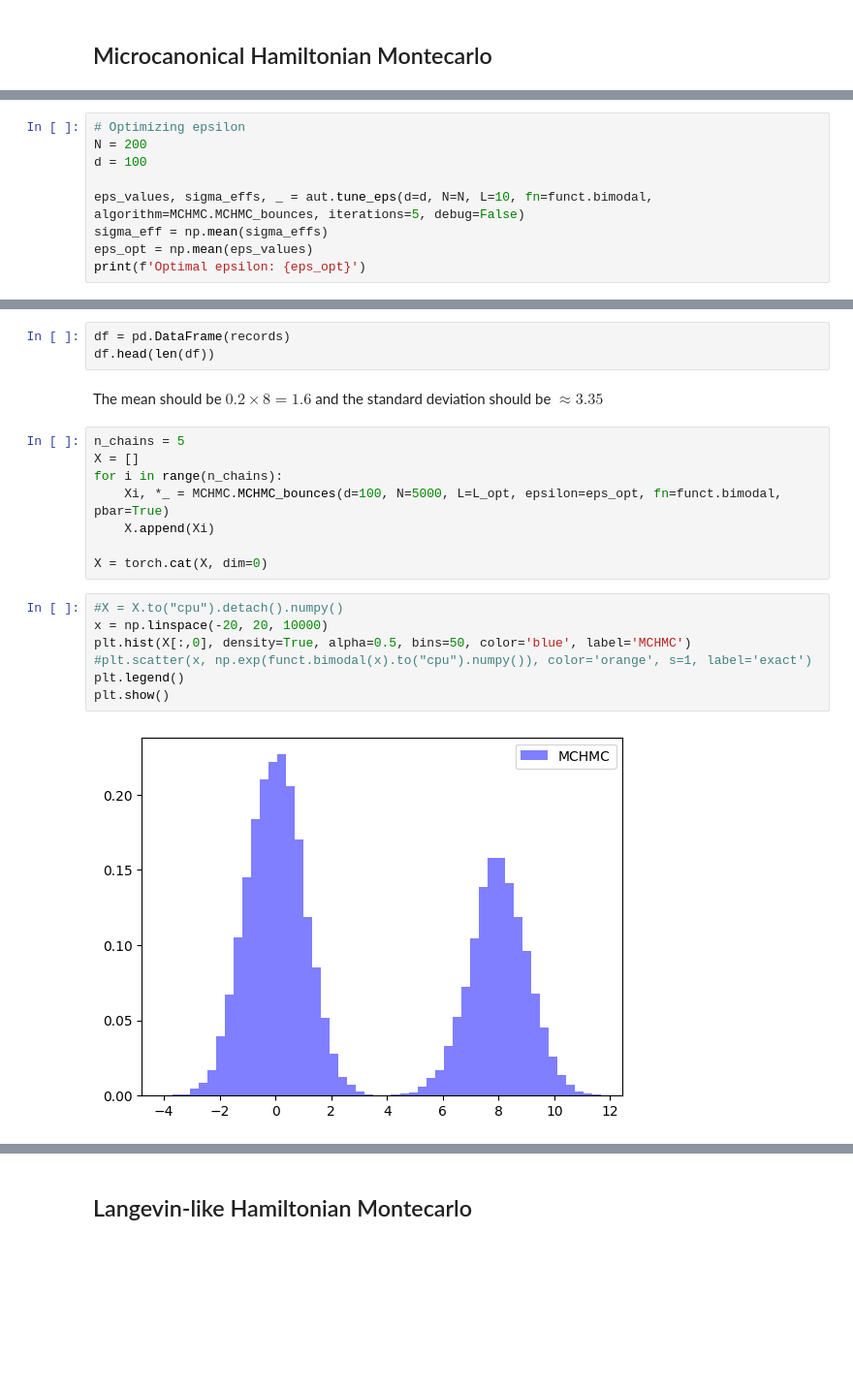
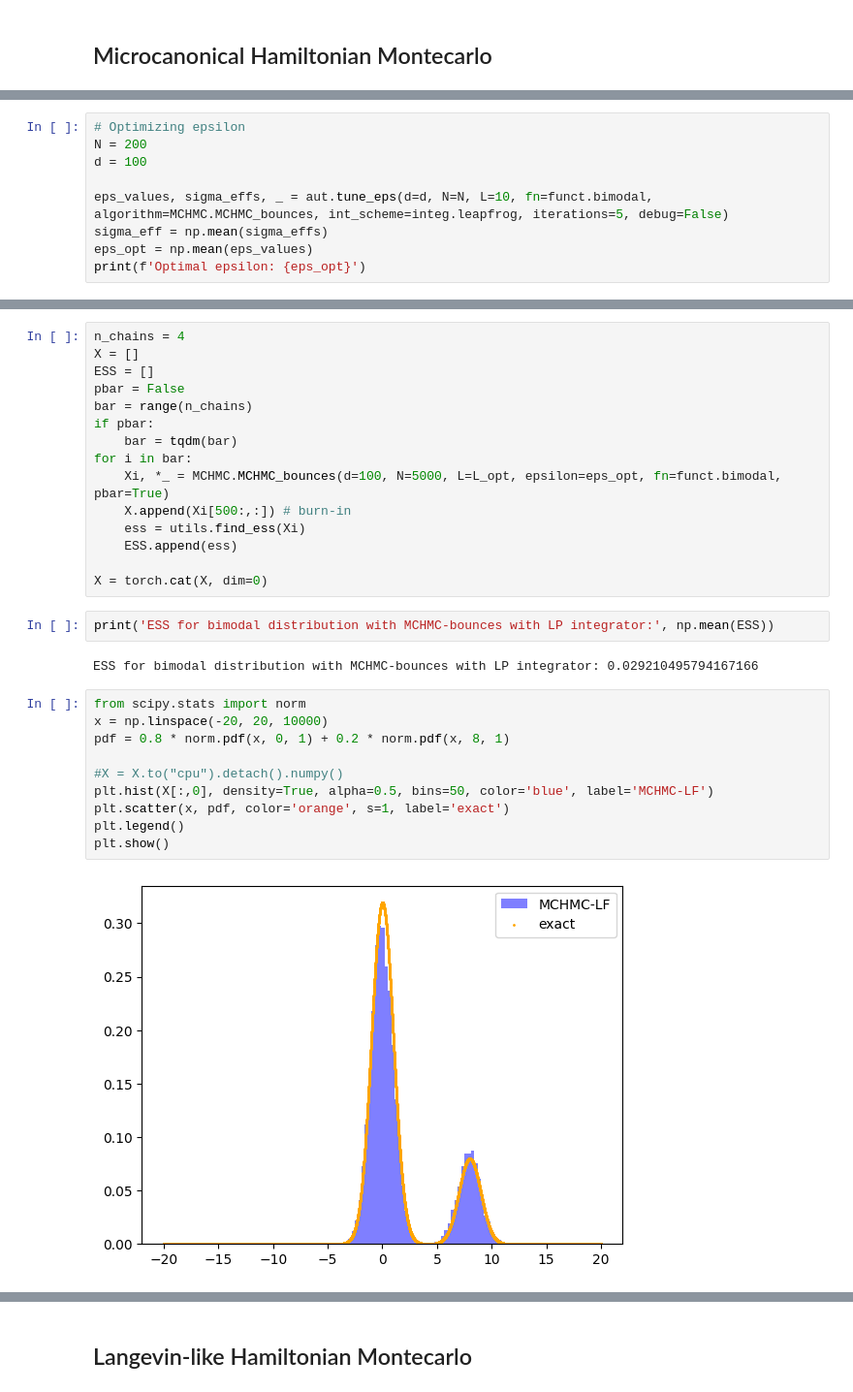
Before and after one commit to GiancarloSaran/MCHMC, a Jupyter notebook: main.ipynb, the cells around one changed output, grey strips where cells are left out. Shown at 97% size. Drawn from its saved outputs; the diff is of its cells as text; blank space fills up the shorter version.

```diff
--- a/main.ipynb
+++ b/main.ipynb
@@ -75,7 +43,7 @@ plt.show()
 N = 200
 d = 100
 
-eps_values, sigma_effs, _ = aut.tune_eps(d=d, N=N, L=10, fn=funct.bimodal, algorithm=MCHMC.MCHMC_bounces, iterations=5, debug=False)
+eps_values, sigma_effs, _ = aut.tune_eps(d=d, N=N, L=10, fn=funct.bimodal, algorithm=MCHMC.MCHMC_bounces, int_scheme=integ.leapfrog, iterations=5, debug=False)
 sigma_eff = np.mean(sigma_effs)
 eps_opt = np.mean(eps_values)
 print(f'Optimal epsilon: {eps_opt}')
@@ -134,22 +61,31 @@ plt.show()
-# %%
-df = pd.DataFrame(records)
-df.head(len(df))
-# %% [markdown]
-The mean should be $0.2\times 8 = 1.6$ and the standard deviation should be $\approx 3.35$
 # %%
-n_chains = 5
+n_chains = 4
 X = []
-for i in range(n_chains):
+ESS = []
+pbar = False
+bar = range(n_chains)
+if pbar:
+    bar = tqdm(bar)
+for i in bar:
     Xi, *_ = MCHMC.MCHMC_bounces(d=100, N=5000, L=L_opt, epsilon=eps_opt, fn=funct.bimodal, pbar=True)
-    X.append(Xi)
+    X.append(Xi[500:,:]) # burn-in
+    ess = utils.find_ess(Xi)
+    ESS.append(ess)
 
 X = torch.cat(X, dim=0)
+# %%
+print('ESS for bimodal distribution with MCHMC-bounces with LP integrator:', np.mean(ESS))
+# %% [output]
+ESS for bimodal distribution with MCHMC-bounces with LP integrator: 0.029210495794167166
 # %%
+from scipy.stats import norm
+x = np.linspace(-20, 20, 10000)
+pdf = 0.8 * norm.pdf(x, 0, 1) + 0.2 * norm.pdf(x, 8, 1)
+
 #X = X.to("cpu").detach().numpy()
-x = np.linspace(-20, 20, 10000)
-plt.hist(X[:,0], density=True, alpha=0.5, bins=50, color='blue', label='MCHMC')
-#plt.scatter(x, np.exp(funct.bimodal(x).to("cpu").numpy()), color='orange', s=1, label='exact')
+plt.hist(X[:,0], density=True, alpha=0.5, bins=50, color='blue', label='MCHMC-LF')
+plt.scatter(x, pdf, color='orange', s=1, label='exact')
 plt.legend()
 plt.show()
 # %% [output]
-[figure, old version]
+[figure, new version]
```
Also changed, not shown: parts of 69 cells of this notebook, 7 other files.
